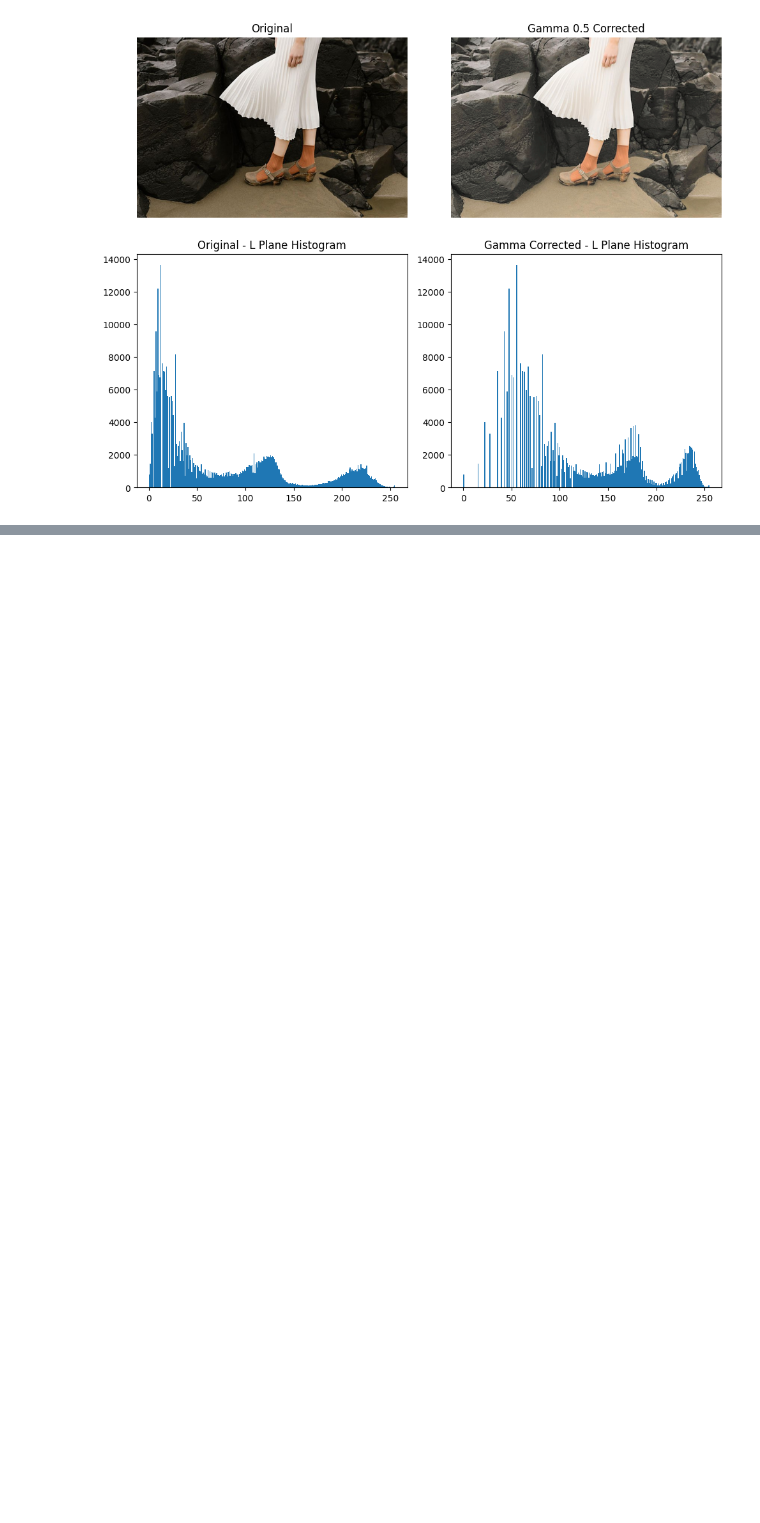
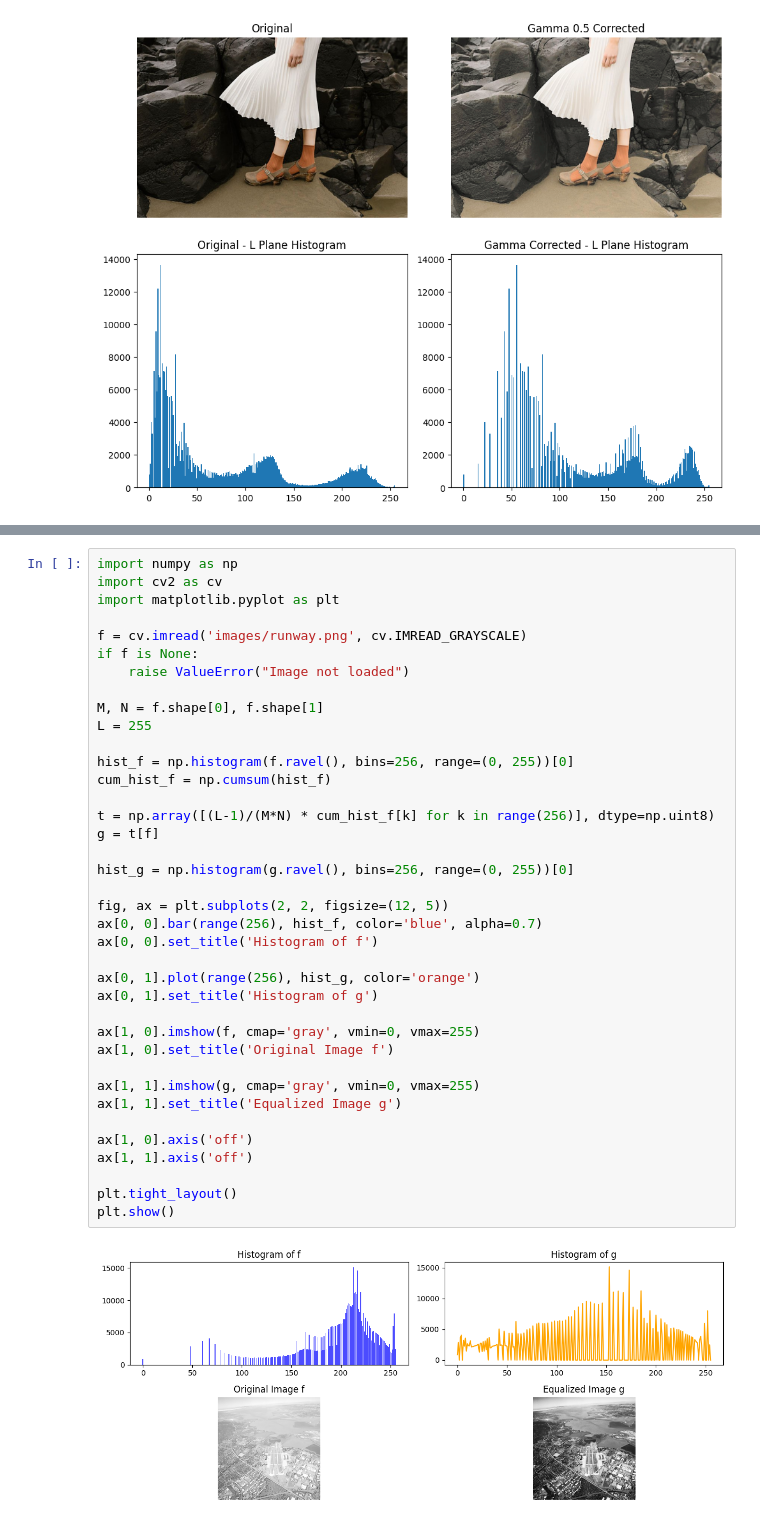
Before and after one commit to udithachandana/openCV, a Jupyter notebook: Assignment1.ipynb, the cells around one changed output, grey strips where cells are left out. Saved outputs shown, nothing was run; the diff lists cells and outputs as text; blank space fills up the shorter version.

```diff
--- a/Assignment1.ipynb
+++ b/Assignment1.ipynb
@@ -156,0 +218,40 @@ plt.show()
+# %%
+import numpy as np
+import cv2 as cv
+import matplotlib.pyplot as plt
+
+f = cv.imread('images/runway.png', cv.IMREAD_GRAYSCALE)
+if f is None:
+    raise ValueError("Image not loaded")
+
+M, N = f.shape[0], f.shape[1]
+L = 255
+
+hist_f = np.histogram(f.ravel(), bins=256, range=(0, 255))[0]
+cum_hist_f = np.cumsum(hist_f)
+
+t = np.array([(L-1)/(M*N) * cum_hist_f[k] for k in range(256)], dtype=np.uint8)
+g = t[f]
+
+hist_g = np.histogram(g.ravel(), bins=256, range=(0, 255))[0]
+
+fig, ax = plt.subplots(2, 2, figsize=(12, 5))
+ax[0, 0].bar(range(256), hist_f, color='blue', alpha=0.7)
+ax[0, 0].set_title('Histogram of f')
+
+ax[0, 1].plot(range(256), hist_g, color='orange')
+ax[0, 1].set_title('Histogram of g')
+
+ax[1, 0].imshow(f, cmap='gray', vmin=0, vmax=255)
+ax[1, 0].set_title('Original Image f')
+
+ax[1, 1].imshow(g, cmap='gray', vmin=0, vmax=255)
+ax[1, 1].set_title('Equalized Image g')
+
+ax[1, 0].axis('off')
+ax[1, 1].axis('off')
+
+plt.tight_layout()
+plt.show()
+# %% [output]
+[figure, added]
```
Also changed, not shown: parts of 2 cells of this notebook, 1 other file.
